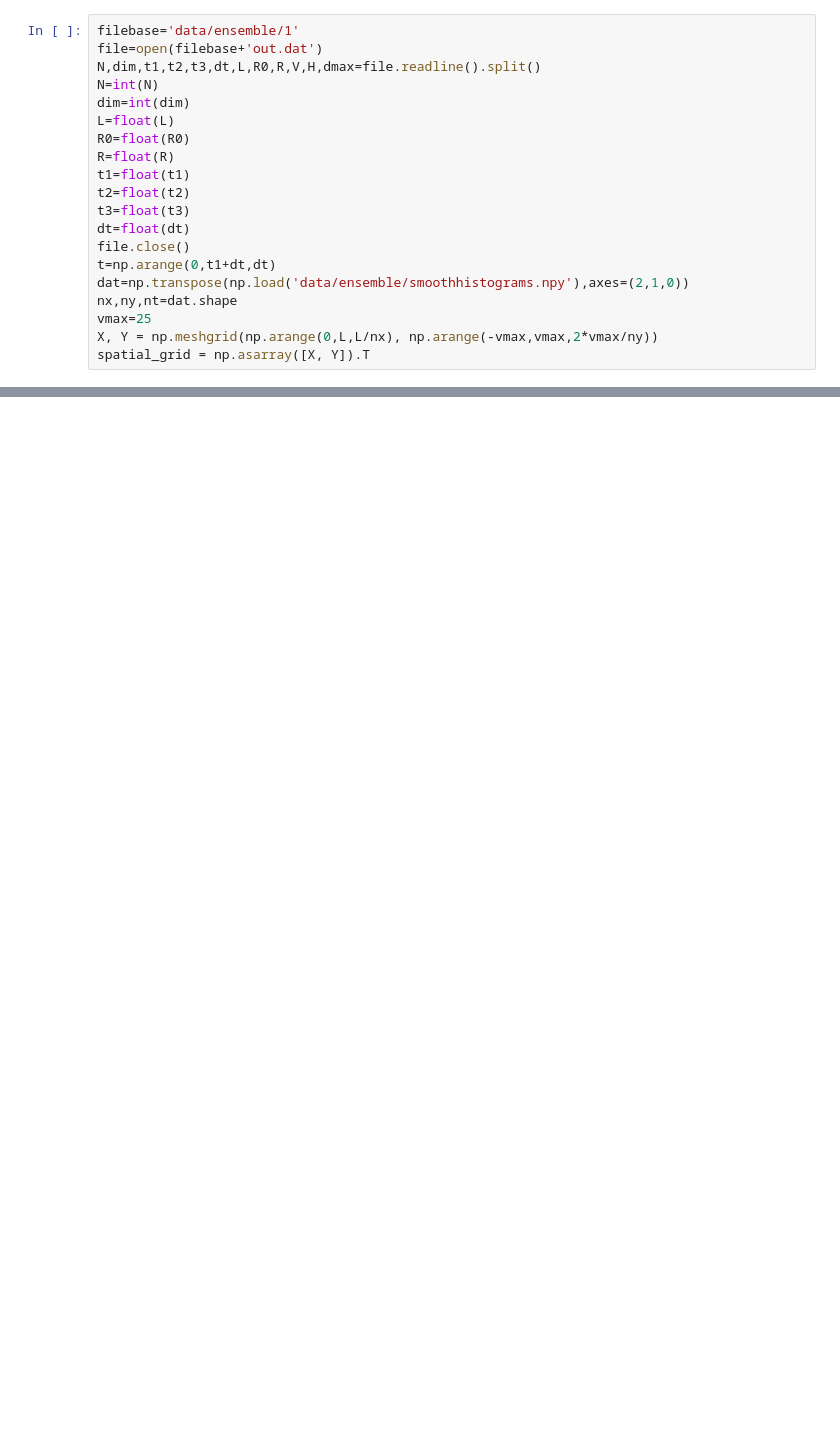
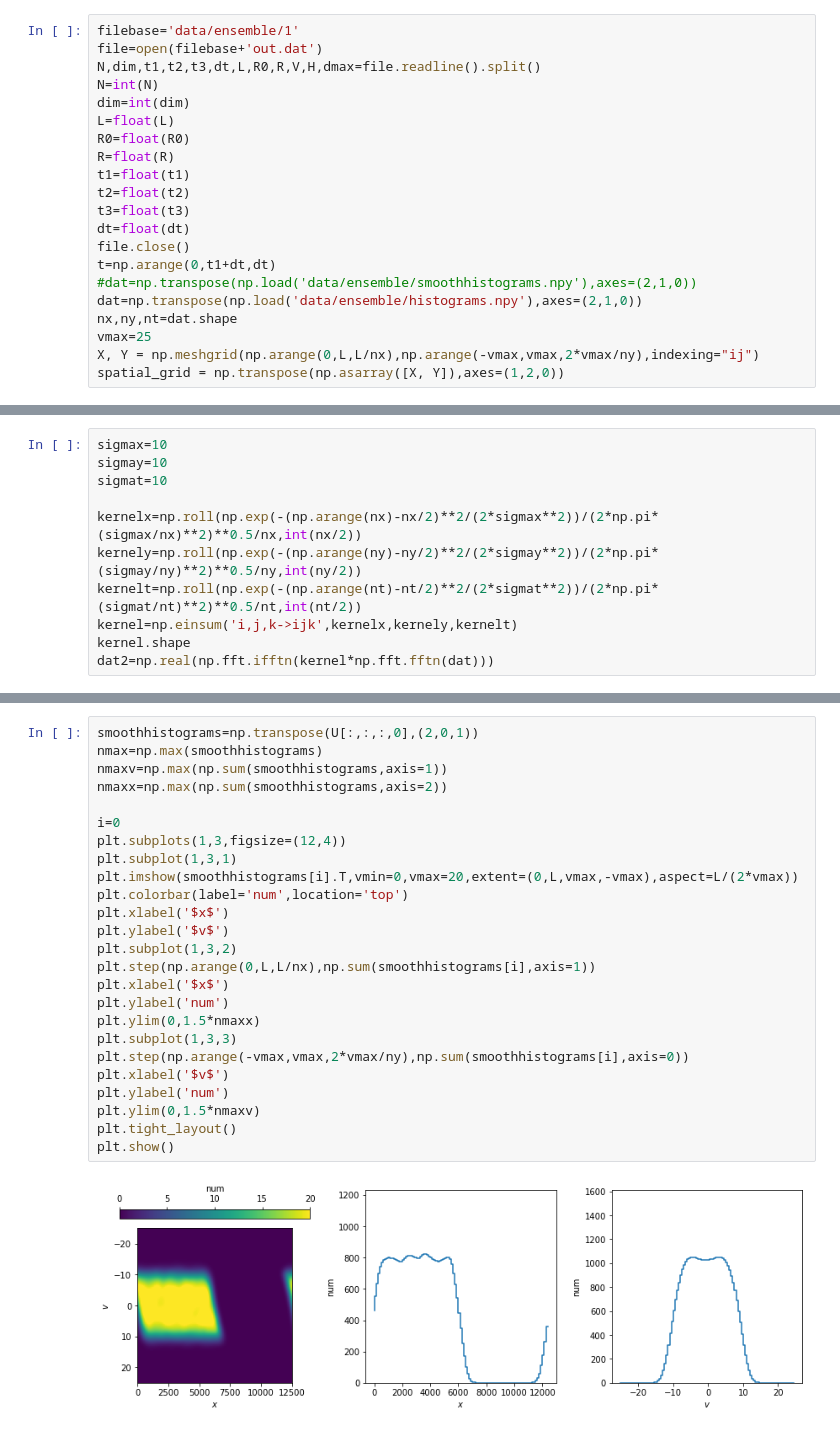
Before and after one commit to znicolaou/manybody, a Jupyter notebook: sindy_test.ipynb, the cells around one changed output, grey strips where cells are left out. Cells and saved outputs as stored; diff of their text form; blank space fills up the shorter version.

```diff
--- a/sindy_test.ipynb
+++ b/sindy_test.ipynb
@@ -30,8 +40,9 @@ t3=float(t3)
 dt=float(dt)
 file.close()
 t=np.arange(0,t1+dt,dt)
-dat=np.transpose(np.load('data/ensemble/smoothhistograms.npy'),axes=(2,1,0))
+#dat=np.transpose(np.load('data/ensemble/smoothhistograms.npy'),axes=(2,1,0))
+dat=np.transpose(np.load('data/ensemble/histograms.npy'),axes=(2,1,0))
 nx,ny,nt=dat.shape
 vmax=25
-X, Y = np.meshgrid(np.arange(0,L,L/nx), np.arange(-vmax,vmax,2*vmax/ny))
-spatial_grid = np.asarray([X, Y]).T
+X, Y = np.meshgrid(np.arange(0,L,L/nx),np.arange(-vmax,vmax,2*vmax/ny),indexing="ij")
+spatial_grid = np.transpose(np.asarray([X, Y]),axes=(1,2,0))
@@ -77,0 +49,11 @@ plt.show()
+# %%
+sigmax=10
+sigmay=10
+sigmat=10
+
+kernelx=np.roll(np.exp(-(np.arange(nx)-nx/2)**2/(2*sigmax**2))/(2*np.pi*(sigmax/nx)**2)**0.5/nx,int(nx/2))
+kernely=np.roll(np.exp(-(np.arange(ny)-ny/2)**2/(2*sigmay**2))/(2*np.pi*(sigmay/ny)**2)**0.5/ny,int(ny/2))
+kernelt=np.roll(np.exp(-(np.arange(nt)-nt/2)**2/(2*sigmat**2))/(2*np.pi*(sigmat/nt)**2)**0.5/nt,int(nt/2))
+kernel=np.einsum('i,j,k->ijk',kernelx,kernely,kernelt)
+kernel.shape
+dat2=np.real(np.fft.ifftn(kernel*np.fft.fftn(dat)))
@@ -77,0 +90,27 @@ plt.show()
+# %%
+smoothhistograms=np.transpose(U[:,:,:,0],(2,0,1))
+nmax=np.max(smoothhistograms)
+nmaxv=np.max(np.sum(smoothhistograms,axis=1))
+nmaxx=np.max(np.sum(smoothhistograms,axis=2))
+
+i=0
+plt.subplots(1,3,figsize=(12,4))
+plt.subplot(1,3,1)
+plt.imshow(smoothhistograms[i].T,vmin=0,vmax=20,extent=(0,L,vmax,-vmax),aspect=L/(2*vmax))
+plt.colorbar(label='num',location='top')
+plt.xlabel('$x$')
+plt.ylabel('$v$')
+plt.subplot(1,3,2)
+plt.step(np.arange(0,L,L/nx),np.sum(smoothhistograms[i],axis=1))
+plt.xlabel('$x$')
+plt.ylabel('num')
+plt.ylim(0,1.5*nmaxx)
+plt.subplot(1,3,3)
+plt.step(np.arange(-vmax,vmax,2*vmax/ny),np.sum(smoothhistograms[i],axis=0))
+plt.xlabel('$v$')
+plt.ylabel('num')
+plt.ylim(0,1.5*nmaxv)
+plt.tight_layout()
+plt.show()
+# %% [output]
+[figure, added]
```
Also changed, not shown: parts of 29 cells of this notebook, 3 other files.
